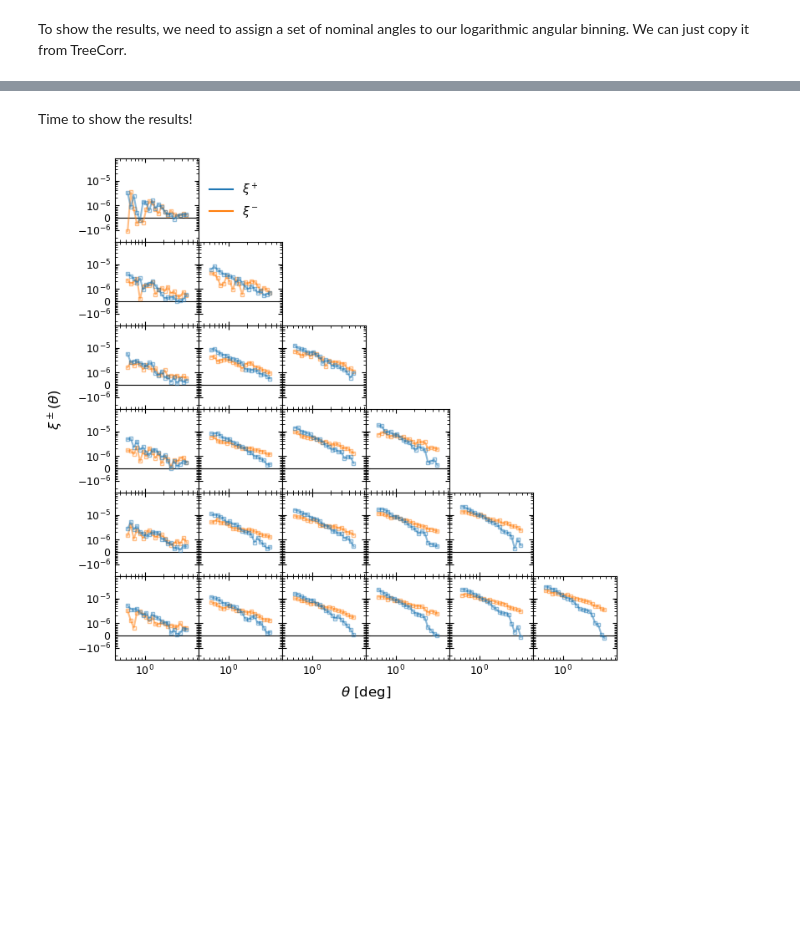
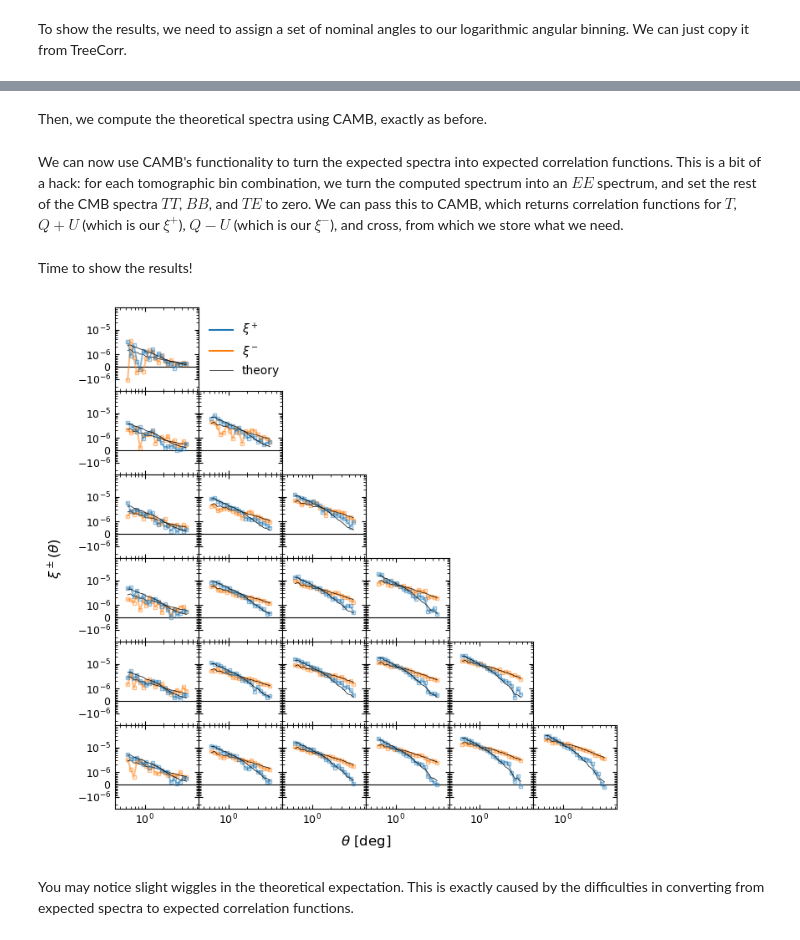
Before and after one commit to GrowInTheDark/imprs-hd-lensing, a Jupyter notebook: 3 - Correlation functions.ipynb, the cells around one changed output, grey strips where cells are left out. Drawn from its saved outputs; the diff is of its cells as text; code cells hidden in the pictures; blank space fills up the shorter version.

Commit message:
theory for correlation functions

```diff
--- a/3 - Correlation functions.ipynb
+++ b/3 - Correlation functions.ipynb
@@ -120,0 +127,5 @@ theta = np.copy(gg.rnom)
+# %%
+with np.load("nz.npz") as npz:
+    z, nz = npz["z"], npz["nz"]
+# %% [markdown]
+Then, we compute the theoretical spectra using CAMB, exactly as before.
@@ -121,3 +166,28 @@ theta = np.copy(gg.rnom)
+# %% [markdown]
+We can now use CAMB's functionality to turn the expected spectra into expected correlation functions. This is a bit of a hack: for each tomographic bin combination, we turn the computed spectrum into an $EE$ spectrum, and set the rest of the CMB spectra $TT$, $BB$, and $TE$ to zero. We can pass this to CAMB, which returns correlation functions for $T$, $Q+U$ (which is our $\xi^+$), $Q-U$ (which is our $\xi^-$), and cross, from which we store what we need.
+# %%
+# compute expected correlation functions
+theory = {}
+for i in range(1, nbin + 1):
+    for j in range(i, nbin + 1):
+        # get lensing spectrum from CAMB
+        cl = camb_cls[f"W{i}xW{j}"]
+
+        # convert into array that CAMB wants for correlations
+        # i.e., CMB spectra for TT, EE, BB, TE
+        cls = np.transpose([
+            np.zeros_like(cl),
+            cl * fl**2,
+            np.zeros_like(cl),
+            np.zeros_like(cl),
+        ])
+
+        # use CAMB to compute correlations at our values of theta
+        camb_corr = camb.correlations.cl2corr(cls, np.cos(np.radians(theta)))
+
+        # store results
+        theory["xip", i, j] = camb_corr[:, 1]  # Q+U == xi^+
+        theory["xim", i, j] = camb_corr[:, 2]  # Q-U == xi^-
 # %% [markdown]
 Time to show the results!
 # %%
@@ -135,35 +205,40 @@ def plot_corr(corr):
         for j in range(i, nbin + 1):
             ax[j - 1, i - 1].plot(theta, corr["xip", i, j], "s-", c="C0", ms=3.0, mfc="none", lw=1.5, zorder=3.0, alpha=0.5)
             ax[j - 1, i - 1].plot(theta, corr["xim", i, j], "s-", c="C1", ms=3.0, mfc="none", lw=1.5, zorder=1.0, alpha=0.5)
+            ax[j - 1, i - 1].plot(theta, theory["xip", i, j], c="k", lw=0.5, zorder=3.0)
+            ax[j - 1, i - 1].plot(theta, theory["xim", i, j], c="k", lw=0.5, zorder=1.0)
             ax[j - 1, i - 1].axhline(0.0, c="k", lw=0.8, zorder=-1)
             ax[j - 1, i - 1].tick_params(axis="both", which="both", direction="in", labelsize=9.0,
                                          top=True, bottom=True, left=True, right=True)
 
     ax[0, 1].legend(
         handles=[
-            plt.Line2D([0], [0], c="C0", label="$\\xi^+$"),
-            plt.Line2D([0], [0], c="C1", label="$\\xi^-$"),
+            plt.Line2D([0], [0], c="C0", lw=1.5, label="$\\xi^+$"),
+            plt.Line2D([0], [0], c="C1", lw=1.5, label="$\\xi^-$"),
+            plt.Line2D([0], [0], c="k", lw=0.5, label="theory"),
         ],
         loc="center left",
         frameon=False,
     )
 
     ax[0, 0].set_xscale("log")
     ax[0, 0].set_xlim(0.5 / 1.5, 5.0 * 1.5)
     ax[0, 0].xaxis.get_major_locator().set_params(numticks=99)
     ax[0, 0].xaxis.get_minor_locator().set_params(numticks=99, subs=np.arange(0.1, 1.0, 0.1))
     ax[0, 0].set_yscale("symlog", linthresh=1e-6, linscale=0.45, subs=np.arange(0.1, 1.0, 0.1))
     ax[0, 0].set_ylim(-3e-6, 8e-5)
 
     fig.subplots_adjust(left=0.0, bottom=0.0, right=1.0, top=1.0, wspace=0.0, hspace=0.0)
 
     fig.supxlabel("$\\theta$ [deg]", y=-0.3 / nbin, va="top")
     fig.supylabel("$\\xi^\\pm(\\theta)$", x=-0.6 / nbin, ha="right")
 
     return fig, ax
 
 
 plot_corr(corr)
 plt.show()
 # %% [output]
-[figure, old version]
+[figure, new version]
+# %% [markdown]
+You may notice slight wiggles in the theoretical expectation. This is exactly caused by the difficulties in converting from expected spectra to expected correlation functions.
```
Also changed, not shown: parts of 4 cells of this notebook.
